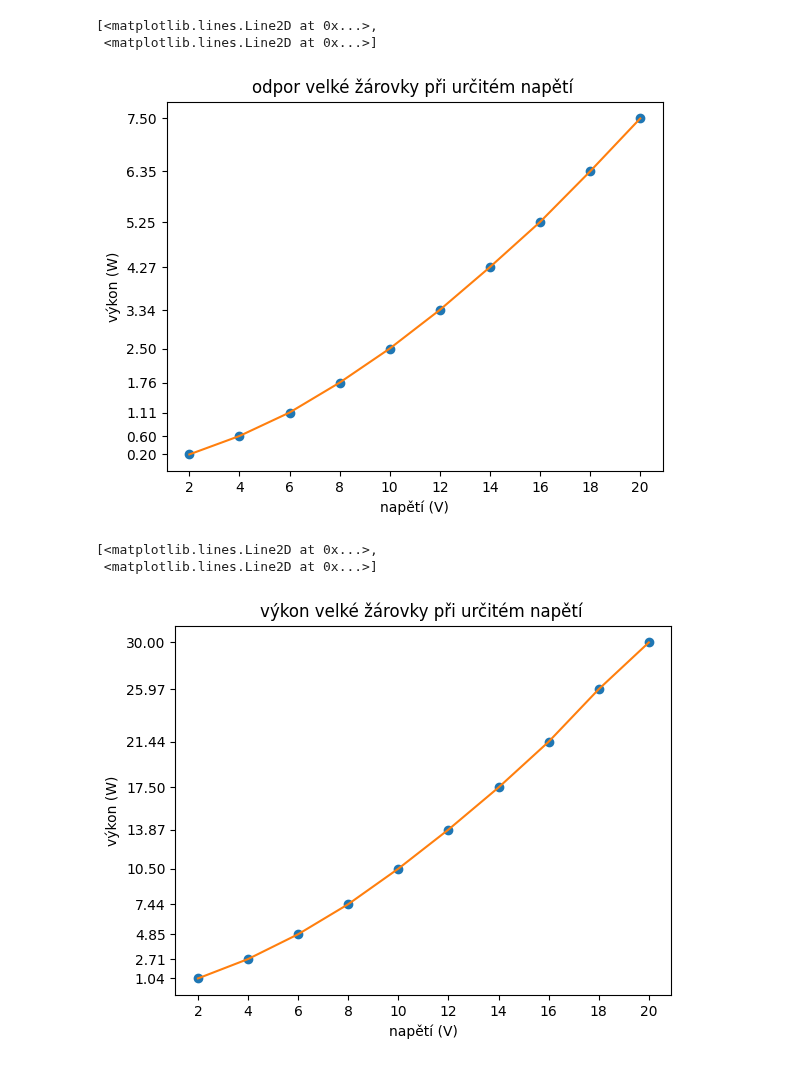
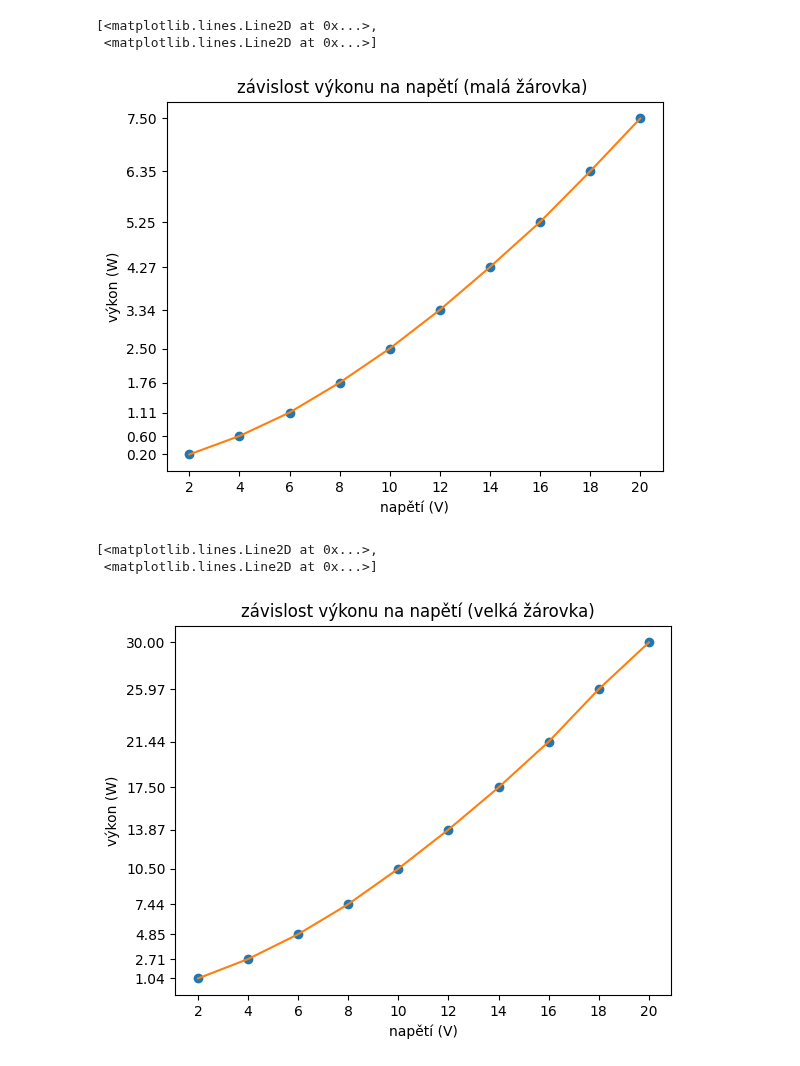
Before and after one commit to JakubSlof/Teddy-bear-detection, a Jupyter notebook: fyzika.ipynb, the cells around one changed output. Cells and saved outputs as stored; diff of their text form; code cells hidden in the pictures.

```diff
--- a/fyzika.ipynb
+++ b/fyzika.ipynb
@@ -65,17 +65,17 @@ plt.plot(x,y,"o",x,y)
 # %%
 x = np.array([2,4,6,8,10,12,14,16,18,20])
 y= np.array([7.5, 6.35, 5.25, 4.27, 3.34, 2.50, 1.76, 1.11, 0.60, 0.20])
 y= np.flip(y)
 plt.ylabel(r'výkon (W)')
 plt.xlabel(r'napětí (V)')
 plt.xticks(x)
 plt.yticks(y)
-plt.title('výkon malé žárovky při určitém napětí ')
+plt.title('závislost výkonu na napětí (malá žárovka) ')
 plt.plot(x,y,"o",x,y)
 # %% [output]
 [<matplotlib.lines.Line2D at 0x...>,
  <matplotlib.lines.Line2D at 0x...>]
-[figure, old version]
+[figure, new version]
 # %%
 x = np.array([2,4,6,8,10,12,14,16,18,20])
 y= np.array([30, 25.97, 21.44, 17.50, 13.87, 10.5, 7.44, 4.85, 2.71, 1.04])
@@ -84,9 +84,9 @@ plt.ylabel(r'výkon (W)')
 plt.xlabel(r'napětí (V)')
 plt.xticks(x)
 plt.yticks(y)
-plt.title('výkon velké žárovky při určitém napětí ')
+plt.title('závislost výkonu na napětí (velká žárovka)  ')
 plt.plot(x,y,"o",x,y)
 # %% [output]
 [<matplotlib.lines.Line2D at 0x...>,
  <matplotlib.lines.Line2D at 0x...>]
-[figure, old version]
+[figure, new version]
```
Also changed, not shown: parts of 4 cells of this notebook.
